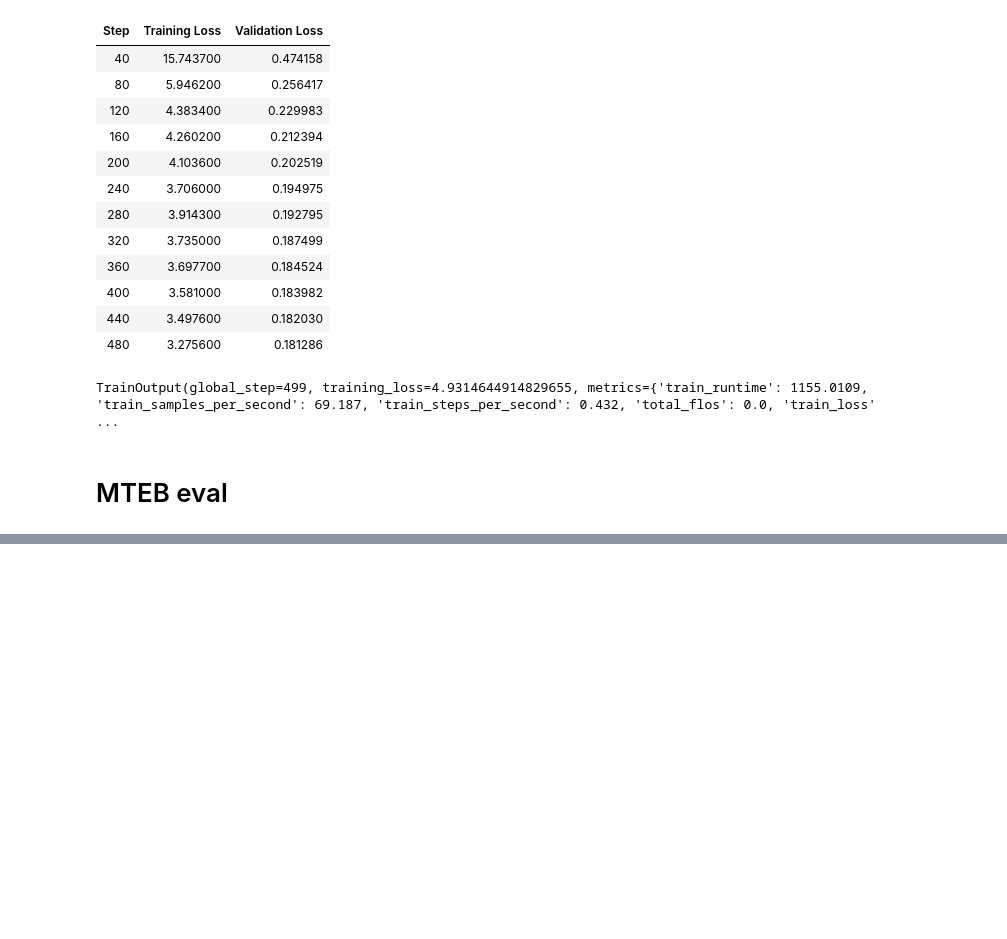
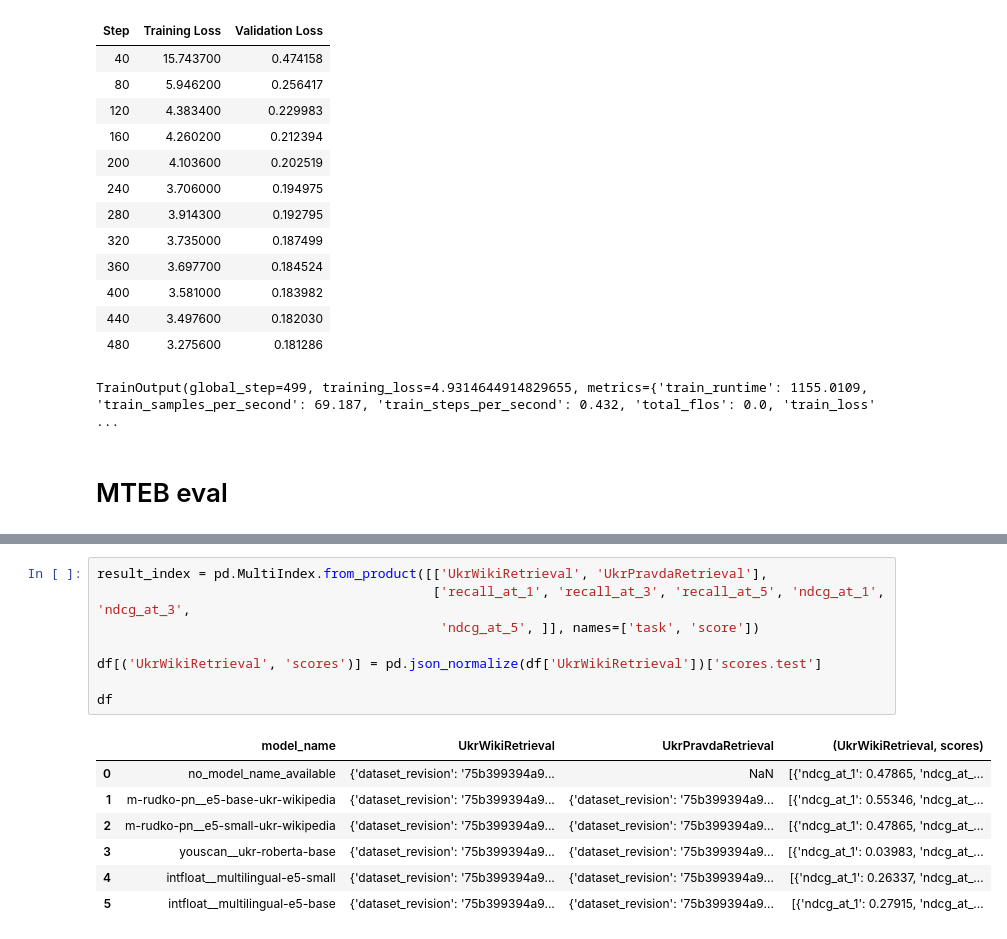
Before and after one commit to Adeon18/Golden-Retriever, a Jupyter notebook: sentence-transformers-playground.ipynb, the cells around one changed output, grey strips where cells are left out. Drawn from its saved outputs; the diff is of its cells as text; blank space fills up the shorter version.

```diff
--- a/sentence-transformers-playground.ipynb
+++ b/sentence-transformers-playground.ipynb
@@ -433,0 +500,16 @@ Loaded 3081 documents.
+# %%
+result_index = pd.MultiIndex.from_product([['UkrWikiRetrieval', 'UkrPravdaRetrieval'],
+                                           ['recall_at_1', 'recall_at_3', 'recall_at_5', 'ndcg_at_1', 'ndcg_at_3',
+                                            'ndcg_at_5', ]], names=['task', 'score'])
+
+df[('UkrWikiRetrieval', 'scores')] = pd.json_normalize(df['UkrWikiRetrieval'])['scores.test']
+
+df
+# %% [output]
+|  | model_name | UkrWikiRetrieval | UkrPravdaRetrieval | (UkrWikiRetrieval, scores) |
+| 0 | no_model_name_available | {'dataset_revision': '75b399394a9... | NaN | [{'ndcg_at_1': 0.47865, 'ndcg_at_... |
+| 1 | m-rudko-pn__e5-base-ukr-wikipedia | {'dataset_revision': '75b399394a9... | {'dataset_revision': '75b399394a9... | [{'ndcg_at_1': 0.55346, 'ndcg_at_... |
+| 2 | m-rudko-pn__e5-small-ukr-wikipedia | {'dataset_revision': '75b399394a9... | {'dataset_revision': '75b399394a9... | [{'ndcg_at_1': 0.47865, 'ndcg_at_... |
+| 3 | youscan__ukr-roberta-base | {'dataset_revision': '75b399394a9... | {'dataset_revision': '75b399394a9... | [{'ndcg_at_1': 0.03983, 'ndcg_at_... |
+| 4 | intfloat__multilingual-e5-small | {'dataset_revision': '75b399394a9... | {'dataset_revision': '75b399394a9... | [{'ndcg_at_1': 0.26337, 'ndcg_at_... |
+| 5 | intfloat__multilingual-e5-base | {'dataset_revision': '75b399394a9... | {'dataset_revision': '75b399394a9... | [{'ndcg_at_1': 0.27915, 'ndcg_at_... |
```
Also changed, not shown: parts of 10 cells of this notebook, 2 other files.
